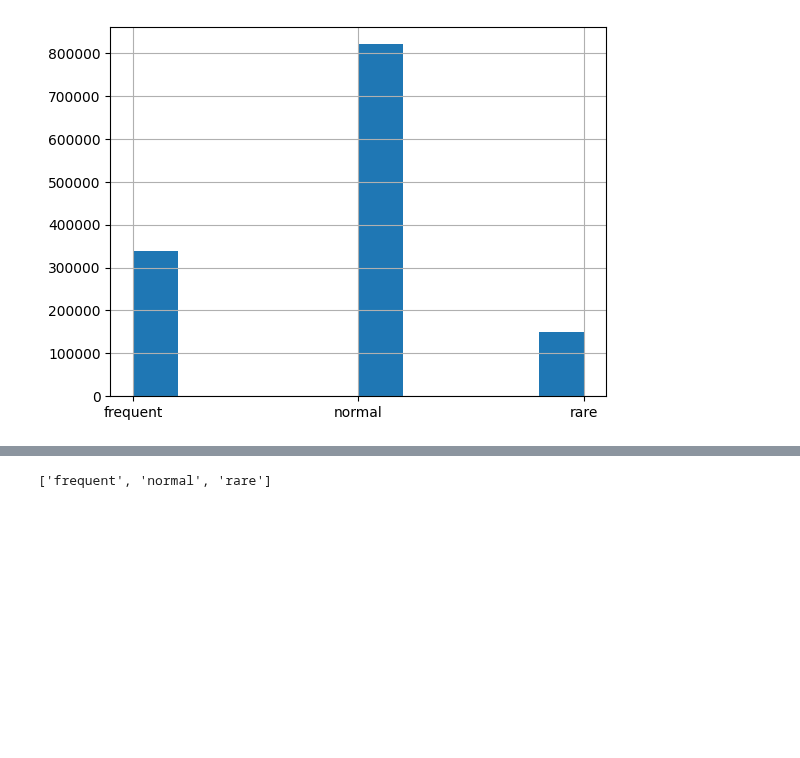
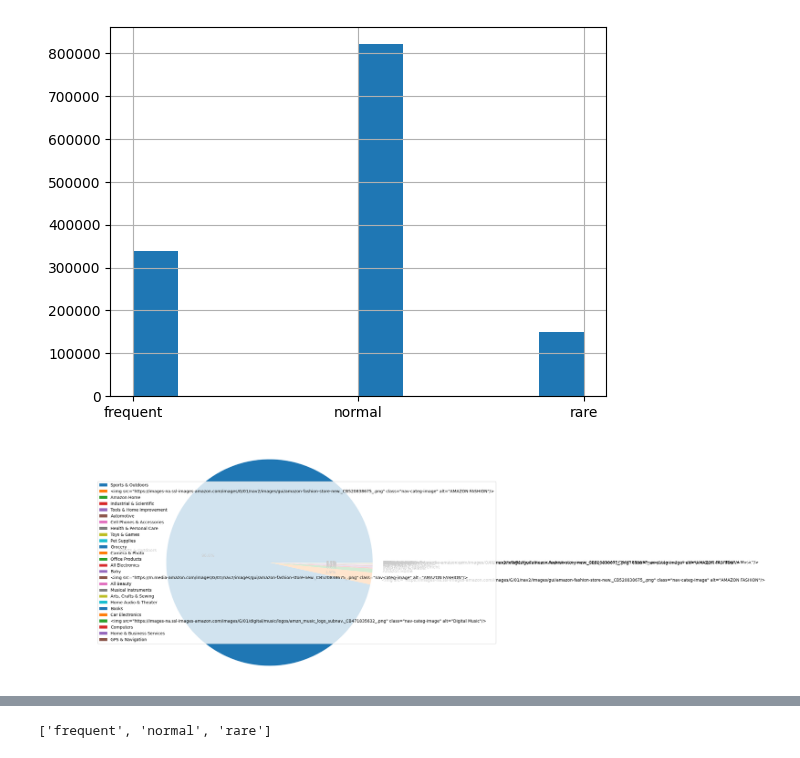
Before and after one commit to ElouanV/amazon_eda, a Jupyter notebook: notebooks/partie3.ipynb, the cells around one changed output, grey strips where cells are left out. Drawn from its saved outputs; the diff is of its cells as text; code cells hidden in the pictures; blank space fills up the shorter version.

```diff
--- a/notebooks/partie3.ipynb
+++ b/notebooks/partie3.ipynb
@@ -87,6 +87,22 @@ df1['order'].hist()
 # %% [output]
 <Axes: >
 [figure]
+# %%
+import matplotlib.pyplot as plt
+dfcat = df1.groupby('main_cat').size().reset_index(name='count')
+dfcat["percentage"] = dfcat["count"]/dfcat["count"].sum()*100
+dfcat = dfcat.sort_values(by=['percentage'], ascending=False)
+#plot bar
+plt.figure(figsize=(20, 10))
+plt.pie(dfcat['percentage'], labels=dfcat['main_cat'], autopct='%1.1f%%')
+plt.axis('equal')
+
+# Positionnement de la légende
+plt.legend(dfcat['main_cat'], loc="best")  # "best" ajustera automatiquement la position
+
+plt.show()
+# %% [output]
+[figure, added]
 # %%
 df1['main_cat'] = df1['main_cat'].astype(str)
 df1 = df1[~df1['main_cat'].str.startswith('<')]
```
Also changed, not shown: parts of 17 cells of this notebook.
